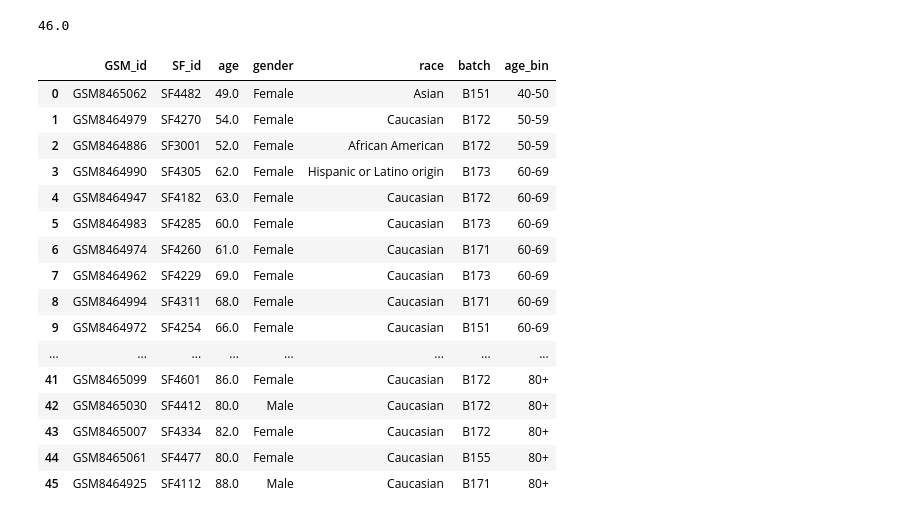
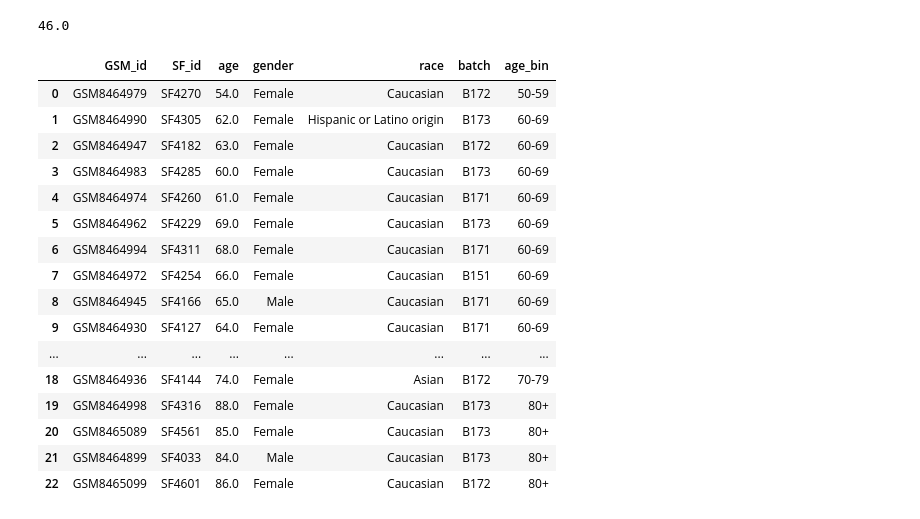
Before and after one commit to zeinabbh/M10, a Jupyter notebook: dataset6_preprocessing.ipynb, the cells around one changed output. Cells and saved outputs as stored; diff of their text form; code cells hidden in the pictures.

```diff
--- a/dataset6_preprocessing.ipynb
+++ b/dataset6_preprocessing.ipynb
@@ -295,48 +242,48 @@ display(total_samples)
 | Total | 1.0 | 2.0 | 20.0 | 15.0 | 8.0 | NaN |
 46.0
 # %%
-# create a target age band counts for the control samples (from the total row of the total_samples)
+# # create a target age band counts for the control samples (from the total row of the total_samples, halfing to save memory)
 
-target_counts = {
-    "40-50": 1,
-    "50-59": 2,
-    "60-69": 20,
-    "70-79": 15,
-    "80+": 8
-}
+# target_counts = {
+#     "40-50": 0,
+#     "50-59": 1,
+#     "60-69": 10,
+#     "70-79": 8,
+#     "80+": 4
+# }
 
-np.random.seed(42)
+# np.random.seed(42)
 
-# subset geo_meta to target age band counts, randomly sampling from each age band if there are more samples than the target count for that band, and taking all samples if there are fewer than the target count for that band
+# # subset geo_meta to target age band counts, randomly sampling from each age band if there are more samples than the target count for that band, and taking all samples if there are fewer than the target count for that band
 
-selected_rows = []
+# selected_rows = []
 
-for age_bin, target_n in target_counts.items():
-    pool = geo_meta[geo_meta["age_bin"] == age_bin].copy()
+# for age_bin, target_n in target_counts.items():
+#     pool = geo_meta[geo_meta["age_bin"] == age_bin].copy()
 
-    n_keep = min(target_n, len(pool))
+#     n_keep = min(target_n, len(pool))
 
-    if n_keep > 0:
-        sampled = pool.sample(n=n_keep, replace=False, random_state=42)
-        selected_rows.append(sampled)
+#     if n_keep > 0:
+#         sampled = pool.sample(n=n_keep, replace=False, random_state=42)
+#         selected_rows.append(sampled)
 
-geo_meta_subset = pd.concat(selected_rows, ignore_index=True)
-geo_meta_subset
+# geo_meta_subset = pd.concat(selected_rows, ignore_index=True)
+# geo_meta_subset
 # %% [output]
 |  | GSM_id | SF_id | age | gender | race | batch | age_bin |
-| 0 | GSM8465062 | SF4482 | 49.0 | Female | Asian | B151 | 40-50 |
-| 1 | GSM8464979 | SF4270 | 54.0 | Female | Caucasian | B172 | 50-59 |
-| 2 | GSM8464886 | SF3001 | 52.0 | Female | African American | B172 | 50-59 |
-| 3 | GSM8464990 | SF4305 | 62.0 | Female | Hispanic or Latino origin | B173 | 60-69 |
-| 4 | GSM8464947 | SF4182 | 63.0 | Female | Caucasian | B172 | 60-69 |
-| 5 | GSM8464983 | SF4285 | 60.0 | Female | Caucasian | B173 | 60-69 |
-| 6 | GSM8464974 | SF4260 | 61.0 | Female | Caucasian | B171 | 60-69 |
-| 7 | GSM8464962 | SF4229 | 69.0 | Female | Caucasian | B173 | 60-69 |
-| 8 | GSM8464994 | SF4311 | 68.0 | Female | Caucasian | B171 | 60-69 |
-| 9 | GSM8464972 | SF4254 | 66.0 | Female | Caucasian | B151 | 60-69 |
+| 0 | GSM8464979 | SF4270 | 54.0 | Female | Caucasian | B172 | 50-59 |
+| 1 | GSM8464990 | SF4305 | 62.0 | Female | Hispanic or Latino origin | B173 | 60-69 |
+| 2 | GSM8464947 | SF4182 | 63.0 | Female | Caucasian | B172 | 60-69 |
+| 3 | GSM8464983 | SF4285 | 60.0 | Female | Caucasian | B173 | 60-69 |
+| 4 | GSM8464974 | SF4260 | 61.0 | Female | Caucasian | B171 | 60-69 |
+| 5 | GSM8464962 | SF4229 | 69.0 | Female | Caucasian | B173 | 60-69 |
+| 6 | GSM8464994 | SF4311 | 68.0 | Female | Caucasian | B171 | 60-69 |
+| 7 | GSM8464972 | SF4254 | 66.0 | Female | Caucasian | B151 | 60-69 |
+| 8 | GSM8464945 | SF4166 | 65.0 | Male | Caucasian | B171 | 60-69 |
+| 9 | GSM8464930 | SF4127 | 64.0 | Female | Caucasian | B171 | 60-69 |
 | ... | ... | ... | ... | ... | ... | ... | ... |
-| 41 | GSM8465099 | SF4601 | 86.0 | Female | Caucasian | B172 | 80+ |
-| 42 | GSM8465030 | SF4412 | 80.0 | Male | Caucasian | B172 | 80+ |
-| 43 | GSM8465007 | SF4334 | 82.0 | Female | Caucasian | B172 | 80+ |
-| 44 | GSM8465061 | SF4477 | 80.0 | Female | Caucasian | B155 | 80+ |
-| 45 | GSM8464925 | SF4112 | 88.0 | Male | Caucasian | B171 | 80+ |
+| 18 | GSM8464936 | SF4144 | 74.0 | Female | Asian | B172 | 70-79 |
+| 19 | GSM8464998 | SF4316 | 88.0 | Female | Caucasian | B173 | 80+ |
+| 20 | GSM8465089 | SF4561 | 85.0 | Female | Caucasian | B173 | 80+ |
+| 21 | GSM8464899 | SF4033 | 84.0 | Male | Caucasian | B173 | 80+ |
+| 22 | GSM8465099 | SF4601 | 86.0 | Female | Caucasian | B172 | 80+ |
```
Also changed, not shown: parts of 34 cells of this notebook, 8 other files.
